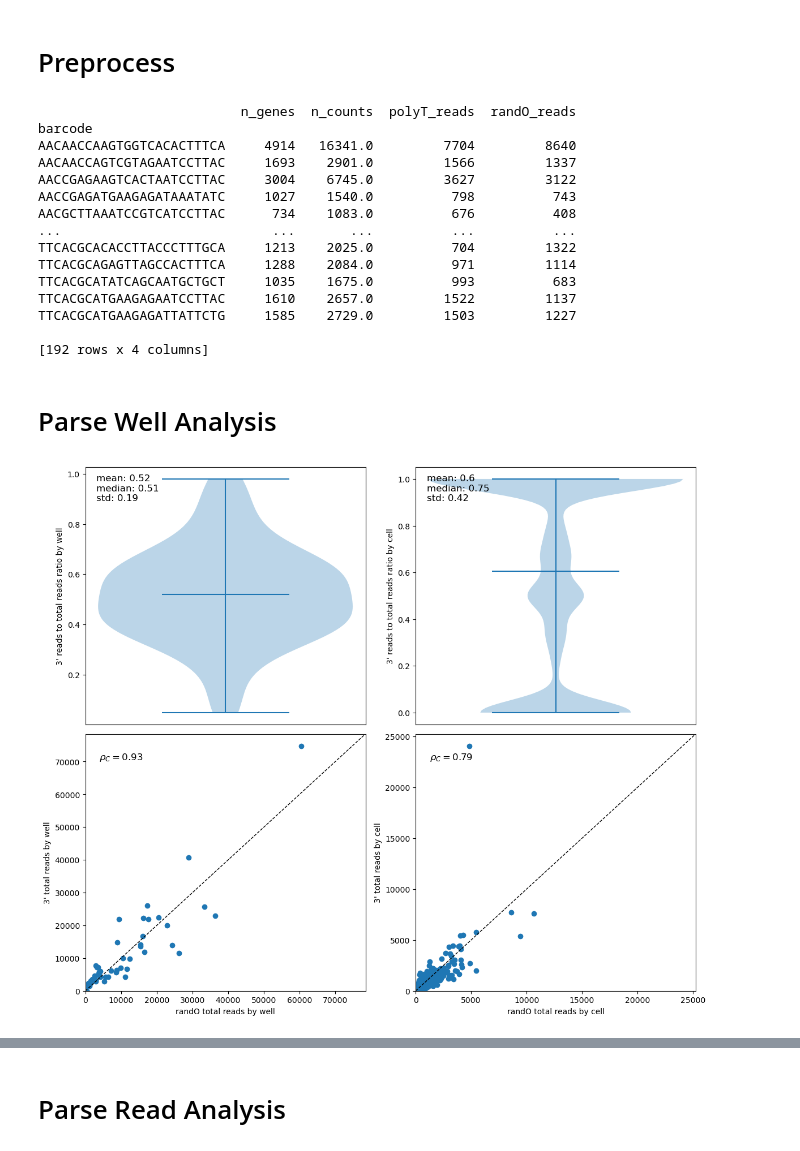
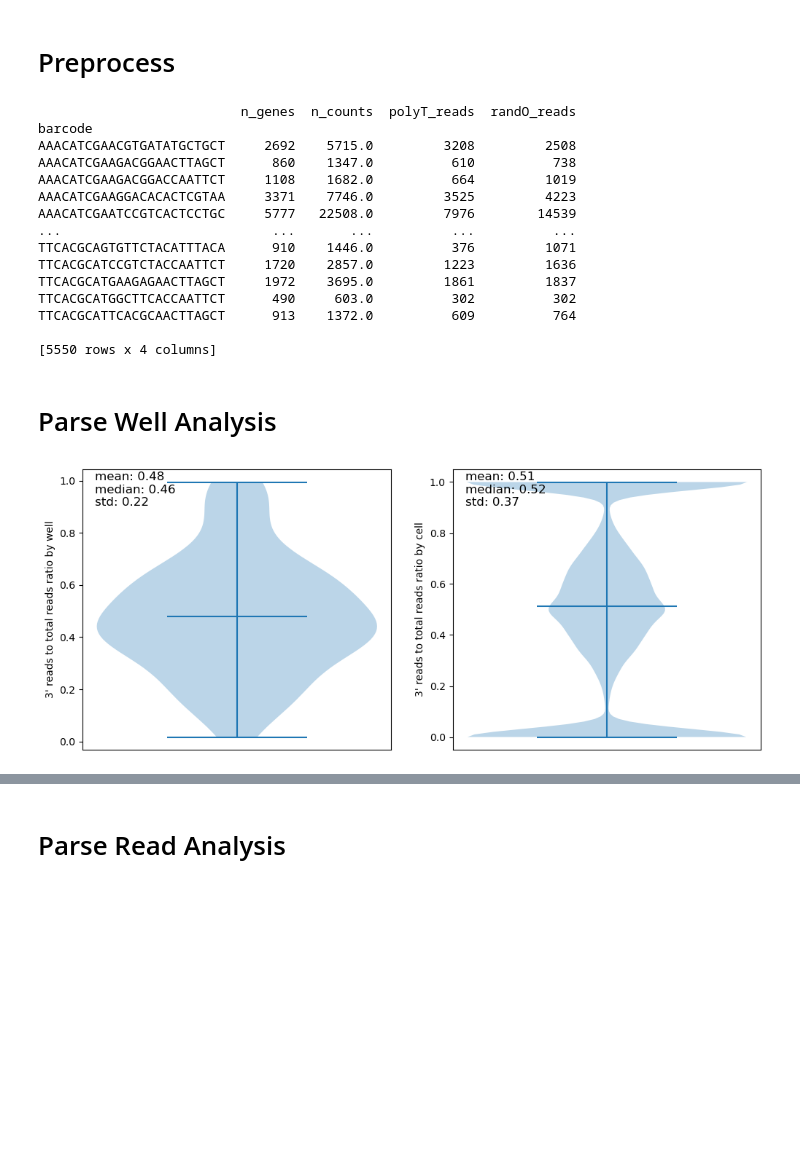
Before and after one commit to mcaskey6/10XvParse, a Jupyter notebook: Analysis 2/parse_test.ipynb, the cells around one changed output, grey strips where cells are left out. Cells and saved outputs as stored; diff of their text form; code cells hidden in the pictures; blank space fills up the shorter version.

```diff
--- a/Analysis 2/parse_test.ipynb
+++ b/Analysis 2/parse_test.ipynb
@@ -219,10 +269,10 @@ from scipy.stats import pearsonr
 # Preprocess
 # %%
 # Read in the data
-wells_data = anndata.read_h5ad('wells_out/counts_unfiltered/adata.h5ad')
-polyT_data = anndata.read_h5ad('polyT_out/counts_unfiltered/adata.h5ad')
-randO_data = anndata.read_h5ad('randO_out/counts_unfiltered_modified/adata.h5ad')
-parse_data = anndata.read_h5ad('parse_out/counts_unfiltered_modified/adata.h5ad')
+wells_data = anndata.read_h5ad(outdir+'wells_out/counts_unfiltered/adata.h5ad')
+polyT_data = anndata.read_h5ad(outdir+'polyT_out/counts_unfiltered/adata.h5ad')
+randO_data = anndata.read_h5ad(outdir+'randO_out/counts_unfiltered_modified/adata.h5ad')
+parse_data = anndata.read_h5ad(outdir+'parse_out/counts_unfiltered_modified/adata.h5ad')
 # %%
 # Add in metadata and begin initial processing
 datasets = [wells_data, polyT_data, randO_data, parse_data]
@@ -260,24 +310,24 @@ print(parse_data.obs[parse_data.obs['polyT_reads'] + parse_data.obs['randO_reads
 # %% [output]
                           n_genes  n_counts  polyT_reads  randO_reads
 barcode
-AACAACCAAGTGGTCACACTTTCA     4914   16341.0         7704         8640
-AACAACCAGTCGTAGAATCCTTAC     1693    2901.0         1566         1337
-AACCGAGAAGTCACTAATCCTTAC     3004    6745.0         3627         3122
-AACCGAGATGAAGAGATAAATATC     1027    1540.0          798          743
-AACGCTTAAATCCGTCATCCTTAC      734    1083.0          676          408
+AAACATCGAACGTGATATGCTGCT     2692    5715.0         3208         2508
+AAACATCGAAGACGGAACTTAGCT      860    1347.0          610          738
+AAACATCGAAGACGGACCAATTCT     1108    1682.0          664         1019
+AAACATCGAAGGACACACTCGTAA     3371    7746.0         3525         4223
+AAACATCGAATCCGTCACTCCTGC     5777   22508.0         7976        14539
 ...                           ...       ...          ...          ...
-TTCACGCACACCTTACCCTTTGCA     1213    2025.0          704         1322
-TTCACGCAGAGTTAGCCACTTTCA     1288    2084.0          971         1114
-TTCACGCATATCAGCAATGCTGCT     1035    1675.0          993          683
-TTCACGCATGAAGAGAATCCTTAC     1610    2657.0         1522         1137
-TTCACGCATGAAGAGATTATTCTG     1585    2729.0         1503         1227
+TTCACGCAGTGTTCTACATTTACA      910    1446.0          376         1071
+TTCACGCATCCGTCTACCAATTCT     1720    2857.0         1223         1636
+TTCACGCATGAAGAGAACTTAGCT     1972    3695.0         1861         1837
+TTCACGCATGGCTTCACCAATTCT      490     603.0          302          302
+TTCACGCATTCACGCAACTTAGCT      913    1372.0          609          764
 
-[192 rows x 4 columns]
+[5550 rows x 4 columns]
 # %% [markdown]
 # Parse Well Analysis
 # %%
 # Add well/read information (well number, whether polyT/randO) to wells_data
-with open('wells_out/matrix.sample.barcodes', 'r') as well_barcodes:
+with open(outdir+'wells_out/matrix.sample.barcodes', 'r') as well_barcodes:
     well_barcodes = well_barcodes.read().splitlines()
 randO_barcodes = well_barcodes[:96] # First 96 are randO reads
 polyT_barcodes = well_barcodes[96:193] # Next 96 are polyT reads
@@ -299,52 +349,26 @@ def CCC(x, y):
     pearson_r = pearsonr(x,y).correlation
     return 2 * pearson_r * x.std() * y.std() / (x.std()**2 + y.std()**2 + (x.mean() - y.mean())**2)
 # %%
-fig, ax = plt.subplots(2, 2, figsize=(12, 10))
+fig, ax = plt.subplots(1, 2, figsize=(12, 5))
 
 well_read_ratios = wells_data.obs[wells_data.obs['polyT']].groupby('well')['n_counts'].sum() / wells_data.obs.groupby('well')['n_counts'].sum()
 well_read_ratios = well_read_ratios[well_read_ratios >= 0]
 
-ax[0,0].violinplot(well_read_ratios.tolist(), showmeans=True, showmedians=False, showextrema=True)
-ax[0,0].set_xticks([])
-ax[0,0].set_ylabel("3' reads to total reads ratio by well")
+ax[0].violinplot(well_read_ratios.tolist(), showmeans=True, showmedians=False, showextrema=True)
+ax[0].set_xticks([])
+ax[0].set_ylabel("3' reads to total reads ratio by well")
 string = "mean: " + str(round(np.mean(well_read_ratios),2)) + "\nmedian: " + str(round(np.median(well_read_ratios),2)) + "\nstd: " + str(round(np.std(well_read_ratios),2))
-ax[0,0].text(0.04, 0.87, string, transform=ax[0,0].transAxes, fontsize=12)
+ax[0].text(0.04, 0.87, string, transform=ax[0].transAxes, fontsize=12)
 
 cell_read_ratios = parse_data.obs['polyT_reads'] / (parse_data.obs['polyT_reads'] + parse_data.obs['randO_reads'])
 cell_read_ratios = cell_read_ratios.fillna(0)
 
-ax[0,1].violinplot(cell_read_ratios.tolist(), showmeans=True, showmedians=False, showextrema=True)
-ax[0,1].set_xticks([])
-ax[0,1].set_ylabel("3' reads to total reads ratio by cell")
+ax[1].violinplot(cell_read_ratios.tolist(), showmeans=True, showmedians=False, showextrema=True)
+ax[1].set_xticks([])
+ax[1].set_ylabel("3' reads to total reads ratio by cell")
 string = "mean: " + str(round(np.mean(cell_read_ratios),2)) + "\nmedian: " + str(round(np.median(cell_read_ratios),2)) + "\nstd: " + str(round(np.std(cell_read_ratios),2))
-ax[0,1].text(0.04, 0.87, string, transform=ax[0,1].transAxes, fontsize=12)
+ax[1].text(0.04, 0.87, string, transform=ax[1].transAxes, fontsize=12)
 
-polyT_well_reads = wells_data.obs[wells_data.obs['polyT']].groupby('well')['n_counts'].sum()
-randO_well_reads = wells_data.obs[wells_data.obs['randO']].groupby('well')['n_counts'].sum()
-well_reads_df = pd.concat([polyT_well_reads, randO_well_reads], axis=1).fillna(0)
-well_reads_df = well_reads_df.set_axis(['polyT_reads', 'randO_reads'], axis=1)
-
-ax[1,0].scatter(well_reads_df['randO_reads'], well_reads_df['polyT_reads'])
-ax[1,0].set_xlabel('randO total reads by well')
-ax[1,0].set_ylabel('3\' total reads by well')
-max_lim = max(well_reads_df['randO_reads'].max(), well_reads_df['polyT_reads'].max())
-ax[1,0].set_xlim(0, 1.05*max_lim)
-ax[1,0].set_ylim(0, 1.05*max_lim)
-ax[1,0].plot([0, 1.05*max_lim], [0, 1.05*max_lim], color='black', linestyle='--', linewidth=1) # x=y line
-CCC_r = CCC(well_reads_df['randO_reads'], well_reads_df['polyT_reads'])
-ax[1,0].text(0.05, 0.9, r'$\rho_C=%.2f$' % (CCC_r, ), transform=ax[1,0].transAxes, fontsize=12)
-
-ax[1,1].scatter(parse_data.obs['randO_reads'], parse_data.obs['polyT_reads'])
-ax[1,1].set_xlabel('randO total reads by cell')
-ax[1,1].set_ylabel('3\' total reads by cell')
-max_lim = max(parse_data.obs['randO_reads'].max(), parse_data.obs['polyT_reads'].max())
-ax[1,1].set_xlim(0, 1.05*max_lim)
-ax[1,1].set_ylim(0, 1.05*max_lim)
-ax[1,1].plot([0, 1.05*max_lim], [0, 1.05*max_lim], color='black', linestyle='--', linewidth=1) # x=y line
-CCC_r = CCC(parse_data.obs['randO_reads'], parse_data.obs['polyT_reads'])
-ax[1,1].text(0.05, 0.9, r'$\rho_C=%.2f$' % (CCC_r, ), transform=ax[1,1].transAxes, fontsize=12)
-
-plt.tight_layout()
 plt.show()
 # %% [output]
-[figure, old version]
+[figure, new version]
```
Also changed, not shown: parts of 41 cells of this notebook, 7 other files.
